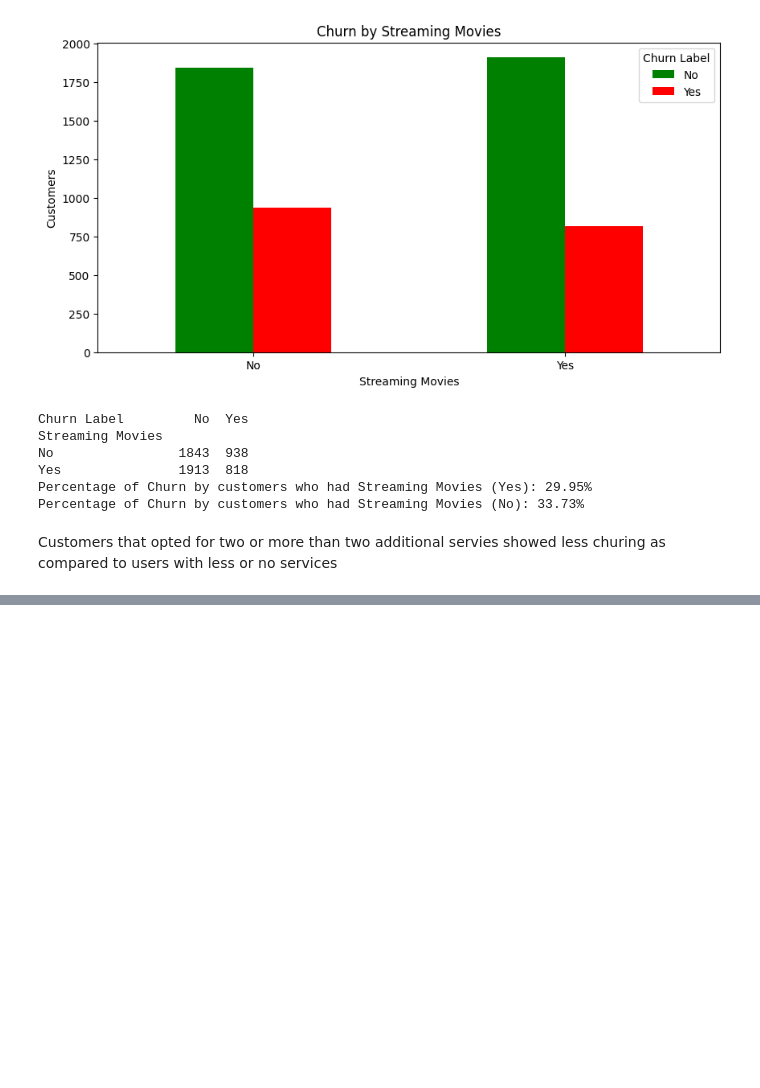
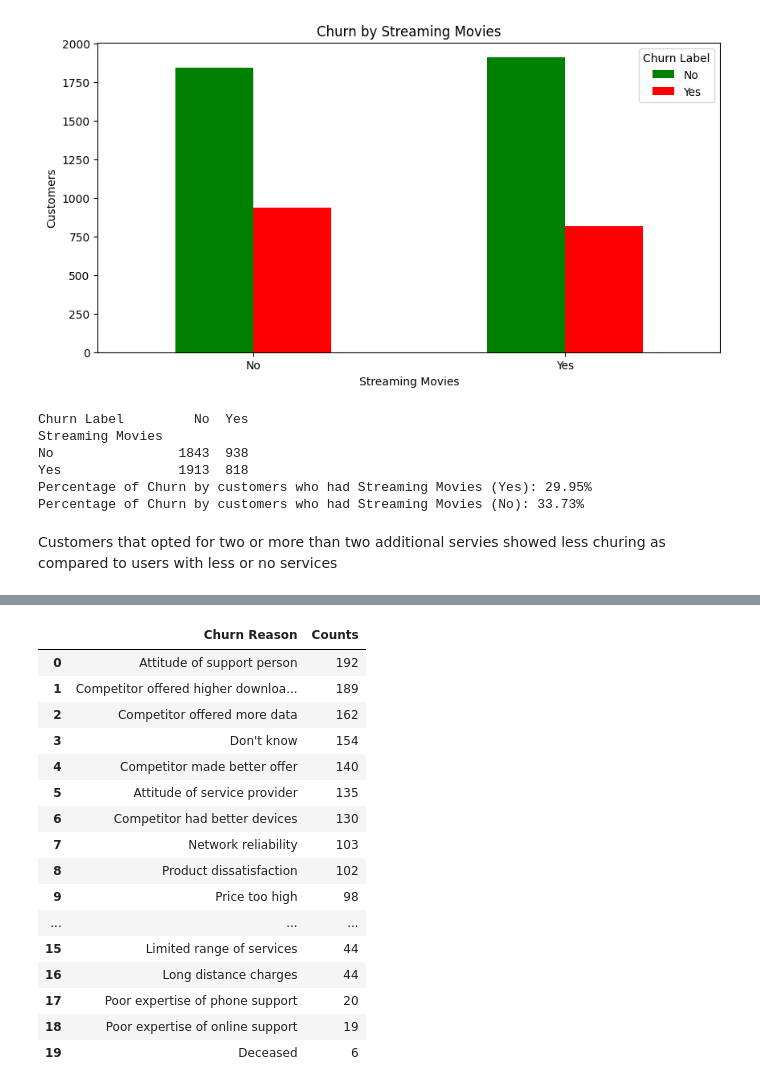
Before and after one commit to Zia-Ul-Hasan/Churn-Prediction-IBM-telco, a Jupyter notebook: EDA_Churn.ipynb, the cells around one changed output, grey strips where cells are left out. Cells and saved outputs as stored; diff of their text form; code cells hidden in the pictures; blank space fills up the shorter version.

```diff
--- a/EDA_Churn.ipynb
+++ b/EDA_Churn.ipynb
@@ -391,0 +386,20 @@ TypeError: 'Series' object is not callable
+# %%
+dfz.reset_index(drop=True,inplace=True)
+# %% [output]
+|  | Churn Reason | Counts |
+| 0 | Attitude of support person | 192 |
+| 1 | Competitor offered higher downloa... | 189 |
+| 2 | Competitor offered more data | 162 |
+| 3 | Don't know | 154 |
+| 4 | Competitor made better offer | 140 |
+| 5 | Attitude of service provider | 135 |
+| 6 | Competitor had better devices | 130 |
+| 7 | Network reliability | 103 |
+| 8 | Product dissatisfaction | 102 |
+| 9 | Price too high | 98 |
+| ... | ... | ... |
+| 15 | Limited range of services | 44 |
+| 16 | Long distance charges | 44 |
+| 17 | Poor expertise of phone support | 20 |
+| 18 | Poor expertise of online support | 19 |
+| 19 | Deceased | 6 |
```
Also changed, not shown: parts of 3 cells of this notebook.
